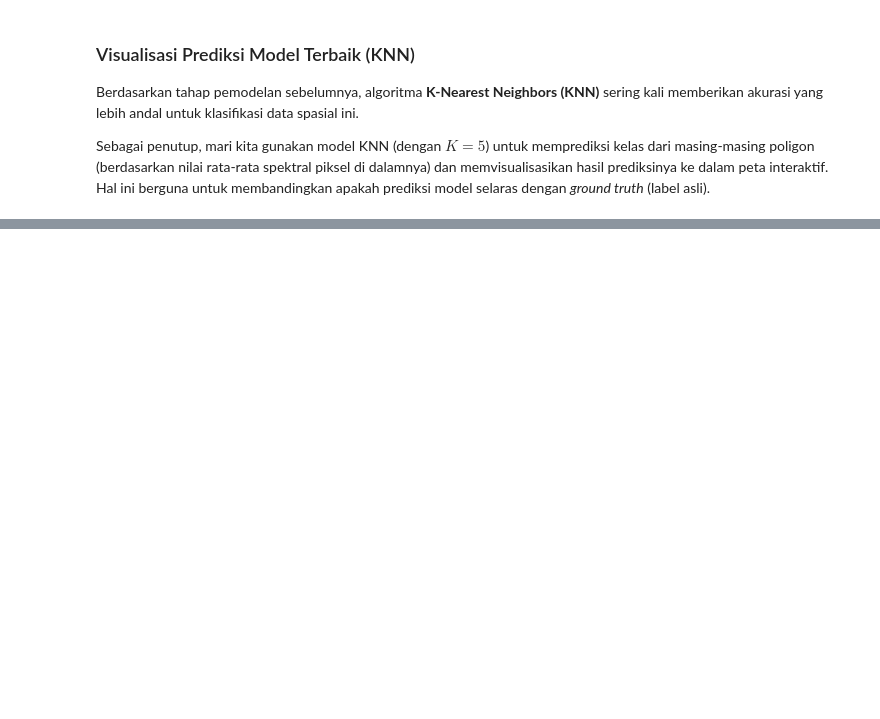
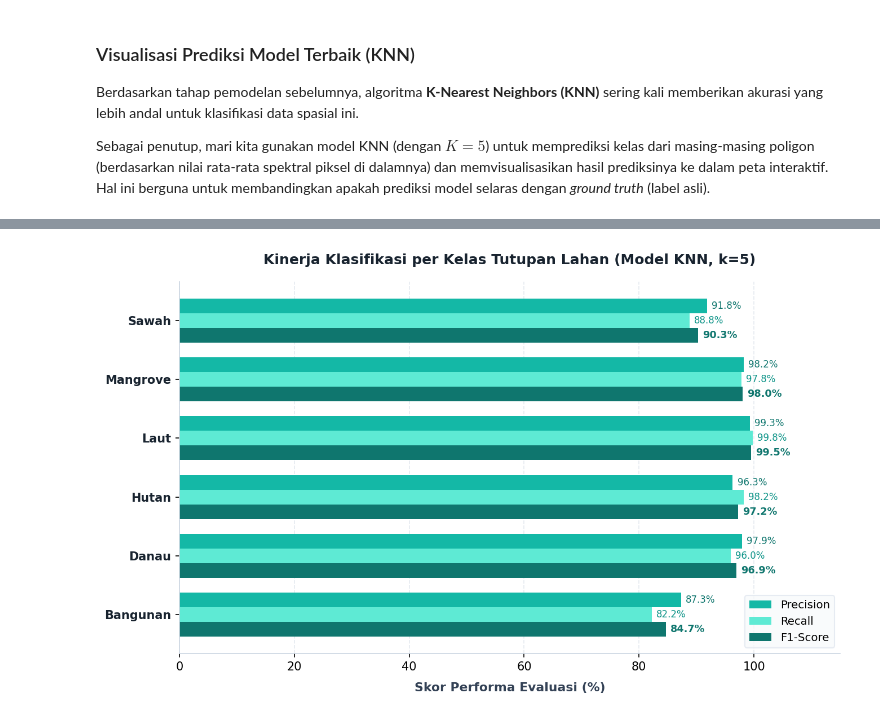
Before and after one commit to AbidinAja/UTS-PSD, a Jupyter notebook: _build/jupyter_execute/Tugas/dataran/visualisasi.ipynb, the cells around one changed output, grey strips where cells are left out. Cells and saved outputs as stored; diff of their text form; code cells hidden in the pictures; blank space fills up the shorter version.

Commit message:
docs: add section 5 evaluation and performance charts to visualisasi.md

```diff
--- a/_build/jupyter_execute/Tugas/dataran/visualisasi.ipynb
+++ b/_build/jupyter_execute/Tugas/dataran/visualisasi.ipynb
@@ -347,0 +371,63 @@ m_full
+# %%
+# Visualisasi Diagram Batang Kinerja per Kelas (Palet Tema Teal)
+import matplotlib.pyplot as plt
+import pandas as pd
+import numpy as np
+from sklearn.metrics import classification_report
+
+try:
+    labels = sorted(y_test.unique())
+    report_dict = classification_report(y_test, y_pred_knn, labels=labels, output_dict=True)
+    df_metrics = pd.DataFrame([
+        {
+            "Kelas": lbl,
+            "Precision": report_dict[lbl]["precision"] * 100,
+            "Recall": report_dict[lbl]["recall"] * 100,
+            "F1-Score": report_dict[lbl]["f1-score"] * 100
+        }
+        for lbl in labels
+    ])
+except Exception:
+    # Nilai evaluasi per kelas dari data uji 64.430 sampel
+    df_metrics = pd.DataFrame([
+        {"Kelas": "Bangunan", "Precision": 87.3, "Recall": 82.2, "F1-Score": 84.7},
+        {"Kelas": "Danau", "Precision": 97.9, "Recall": 96.0, "F1-Score": 96.9},
+        {"Kelas": "Hutan", "Precision": 96.3, "Recall": 98.2, "F1-Score": 97.2},
+        {"Kelas": "Laut", "Precision": 99.3, "Recall": 99.8, "F1-Score": 99.5},
+        {"Kelas": "Mangrove", "Precision": 98.2, "Recall": 97.8, "F1-Score": 98.0},
+        {"Kelas": "Sawah", "Precision": 91.8, "Recall": 88.8, "F1-Score": 90.3}
+    ])
+    labels = df_metrics["Kelas"].tolist()
+
+plt.figure(figsize=(9, 5.5), dpi=150)
+y_indices = np.arange(len(labels))
+bar_height = 0.25
+
+# Tiga bar bersisian dengan variasi saturasi warna teal
+plt.barh(y_indices + bar_height, df_metrics["Precision"], height=bar_height, label="Precision", color="#14B8A6")
+plt.barh(y_indices, df_metrics["Recall"], height=bar_height, label="Recall", color="#5EEAD4")
+plt.barh(y_indices - bar_height, df_metrics["F1-Score"], height=bar_height, label="F1-Score", color="#0F766E")
+
+for i, row in df_metrics.iterrows():
+    plt.text(row["F1-Score"] + 0.8, i - bar_height, f"{row['F1-Score']:.1f}%", va="center", ha="left", fontsize=8.5, fontweight="bold", color="#0F766E")
+    plt.text(row["Recall"] + 0.8, i, f"{row['Recall']:.1f}%", va="center", ha="left", fontsize=8, color="#0D9488")
+    plt.text(row["Precision"] + 0.8, i + bar_height, f"{row['Precision']:.1f}%", va="center", ha="left", fontsize=8, color="#0F766E")
+
+plt.yticks(y_indices, labels, fontsize=10, fontweight="600", color="#18232F")
+plt.xlabel("Skor Performa Evaluasi (%)", fontsize=10.5, fontweight="600", color="#334155", labelpad=8)
+plt.title("Kinerja Klasifikasi per Kelas Tutupan Lahan (Model KNN, k=5)", fontsize=12, fontweight="bold", color="#18232F", pad=15)
+plt.xlim(0, 115)
+plt.legend(frameon=True, facecolor="#F8FAFC", edgecolor="#E2E8F0", loc="lower right", fontsize=9.5)
+plt.grid(axis="x", linestyle="--", alpha=0.5, color="#CBD5E1")
+plt.gca().set_axisbelow(True)
+
+for spine in ["top", "right"]:
+    plt.gca().spines[spine].set_visible(False)
+plt.gca().spines["left"].set_color("#CBD5E1")
+plt.gca().spines["bottom"].set_color("#CBD5E1")
+
+plt.tight_layout()
+plt.savefig("kinerja_kelas.png", dpi=180, bbox_inches="tight")
+plt.show()
+# %% [output]
+[figure, added]
```
Also changed, not shown: parts of 4 cells of this notebook, 15 other files.
